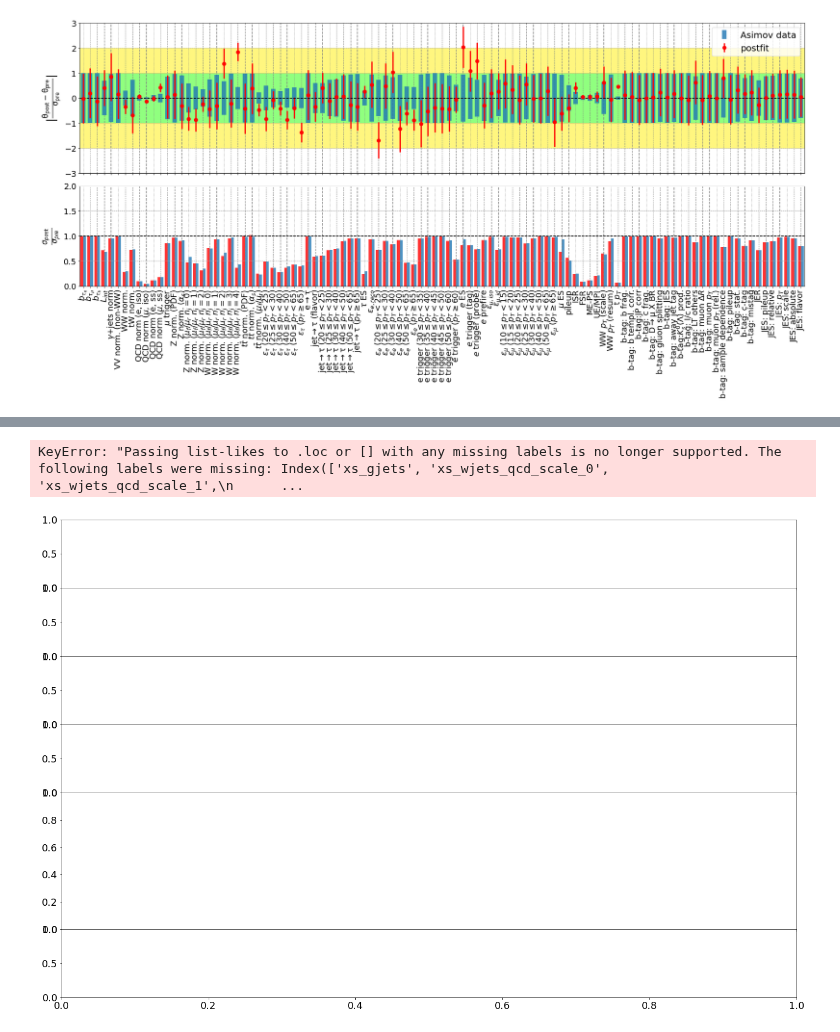
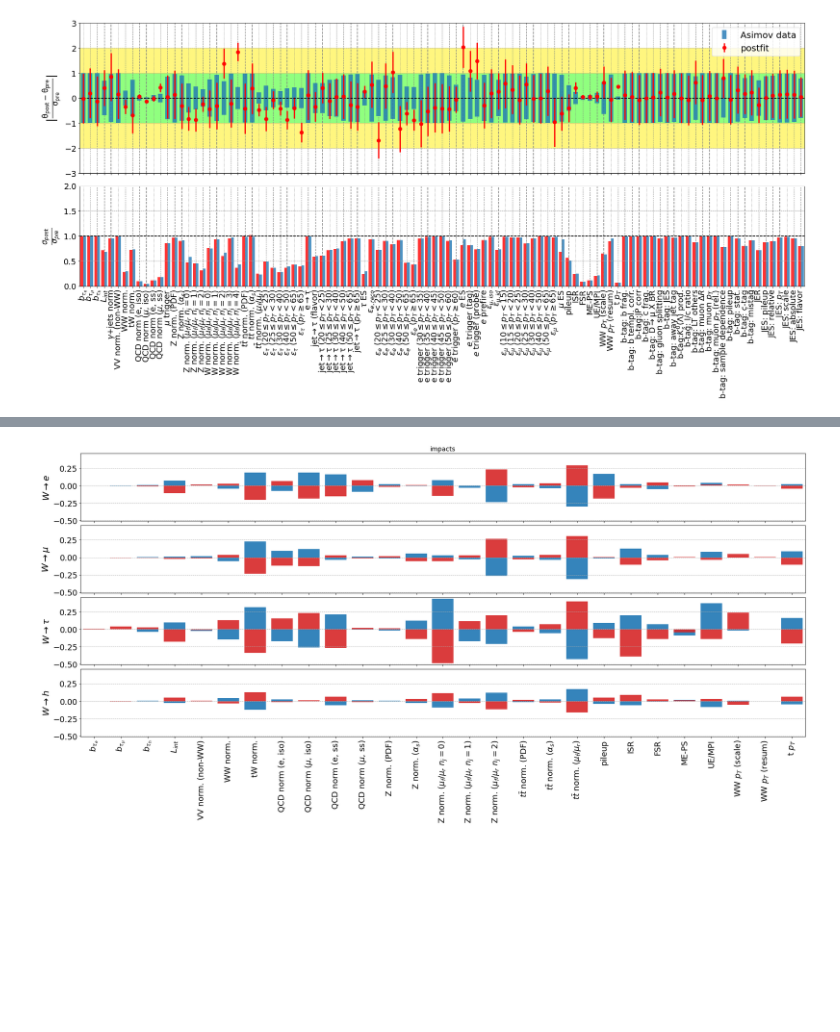
Before and after one commit to NWUHEP/analysis-tools, a Jupyter notebook: notebooks/plot_pulls_impacts.ipynb, the cells around one changed output, grey strips where cells are left out. Cells and saved outputs as stored; diff of their text form; code cells hidden in the pictures; blank space fills up the shorter version.

Commit message:
Implemented 2d ratios for real

```diff
--- a/notebooks/plot_pulls_impacts.ipynb
+++ b/notebooks/plot_pulls_impacts.ipynb
@@ -138,6 +238,11 @@ plt.show()
 # %%
 # pulls for normalization and miscellaneous params
-fig, axes = plt.subplots(6, 1, figsize=(24, 16), facecolor='white', gridspec_kw={'height_ratios':[1, 1, 1, 1, 2, 1]}, sharex=True)
+fig, axes = plt.subplots(4, 1,
+                         figsize=(24, 12),
+                         facecolor='white',
+                         #gridspec_kw={'height_ratios':[1, 1, 1, 1, 2, 1]},
+                         sharex=True
+                        )
 fig.subplots_adjust(hspace=0)
 
 # get masked data for pulls
@@ -148,12 +253,13 @@ params_post = norm_data['val_fit']
 stderr_post = norm_data['err_fit']
 constraints = norm_data['ratio']
 
-pulls = (params_post - params_pre)/stderr_pre
-nparams = len(pulls)
+#pulls = (params_post - params_pre)/stderr_pre
+
+norm_index = [ix for ix in norm_data.index.tolist() if ix in param_impacts.index]
+impacts = param_impacts.loc[norm_index]
+nparams = impacts.shape[0]
 xticks = np.arange(1, nparams+1, 1)
-p_labels = norm_data.label
-
-impacts = param_impacts.loc[list(norm_data.index)]
+p_labels = norm_data.loc[norm_index,'label']
 ymax, ymin = 1.05*np.max(impacts.max()), 1.05*np.min(impacts.min())
 
 #plot impacts
@@ -176,60 +282,59 @@ ax = axes[2]
 ax.bar(xticks, impacts['beta_tau_up'], color = 'C0', alpha = 0.9)
 ax.bar(xticks, impacts['beta_tau_down'], color = 'C3', alpha = 0.9)
 ax.set_ylabel(r'$W\rightarrow \tau$')
 ax.set_ylim(ymin, ymax)
 ax.grid(linestyle='--', axis='y')
 
 ax = axes[3]
 ax.bar(xticks, impacts['beta_h_up'], color = 'C0', alpha = 0.9)
 ax.bar(xticks, impacts['beta_h_down'], color = 'C3', alpha = 0.9)
 ax.set_ylabel(r'$W\rightarrow h$')
 ax.set_ylim(ymin, ymax)
 ax.grid(linestyle='--', axis='y')
 
 
 #ax.set_ylim(-3.5, 3.5)
 #ax.set_xlim(0.5, nparams+0.5)
 #ax.set_ylabel(r'$\rm \frac{\theta_{post} - \theta_{pre}}{\sigma_{pre}}$')
 #ax.set_title('pulls (Asimov dataset)')
 #ax.grid(linestyle='--', axis='y')
 
 # plot pulls
-rerr = stderr_post/stderr_pre
-ax = axes[4]
-ax.errorbar(xticks, pulls, yerr = rerr,
-            fmt = 'ko',
-            ecolor = 'k',
-            capsize = 0.,
-            elinewidth = 2.,
-            alpha = 0.9
-           )
-
-# plot error bands for nominal values
-ax.plot([0, nparams+1], [0, 0], c='C0', linestyle='--')
-ax.fill_between([0, nparams+0.5], [-1, -1], [1, 1], color = 'b', alpha = 0.25 )
-
-ax.set_ylim(-5, 5)
+#rerr = stderr_post/stderr_pre
+#ax = axes[4]
+#ax.errorbar(xticks, pulls, yerr = rerr,
+#            fmt = 'ko',
+#            ecolor = 'k',
+#            capsize = 0.,
+#            elinewidth = 2.,
+#            alpha = 0.9
+#           )
+#
+## plot error bands for nominal values
+#ax.plot([0, nparams+1], [0, 0], c='C0', linestyle='--')
+#ax.fill_between([0, nparams+0.5], [-1, -1], [1, 1], color = 'b', alpha = 0.25 )
+#
+#ax.set_ylim(-5, 5)
 ax.set_xlim(0.5, nparams+0.5)
-ax.set_ylabel(r'$\rm \frac{\theta_{post} - \theta_{pre}}{\sigma_{pre}}$', fontsize=20)
-ax.grid(linestyle='--', axis='y')
-ax.set_title('pulls')
-
-ax = axes[5]
-ax.bar(xticks, constraints)
-ax.plot([0, nparams+1], [1, 1], c='C3', linestyle='--')
-ax.set_ylabel(r'$\frac{\sigma_{post}}{\sigma_{pre}}$', fontsize=20)
+#ax.set_ylabel(r'$\rm \frac{\theta_{post} - \theta_{pre}}{\sigma_{pre}}$', fontsize=20)
+#ax.grid(linestyle='--', axis='y')
+#ax.set_title('pulls')
+#
+#ax = axes[5]
+#ax.bar(xticks, constraints)
+#ax.plot([0, nparams+1], [1, 1], c='C3', linestyle='--')
+#ax.set_ylabel(r'$\frac{\sigma_{post}}{\sigma_{pre}}$', fontsize=20)
 ax.set_xticks(xticks)
 ax.set_xticklabels(p_labels)
-ax.grid(linestyle='--', axis='y')
+#ax.grid(linestyle='--', axis='y')
 
 plt.setp(ax.xaxis.get_majorticklabels(), rotation=90)
 
-plt.tight_layout()
+plt.tight_layout(h_pad=0)
 plt.savefig(f'plots/systematics/asimov_pulls_misc.pdf')
 plt.show()
 # %% [output]
-KeyError: "Passing list-likes to .loc or [] with any missing labels is no longer supported. The following labels were missing: Index(['xs_gjets', 'xs_wjets_qcd_scale_0', 'xs_wjets_qcd_scale_1',\n      ...
-[figure, old version]
+[figure, new version]
 # %%
 # pulls for non-tau lepton reconstruction
 fig, axes = plt.subplots(6, 1, figsize=(24, 16), facecolor='white', gridspec_kw={'height_ratios':[1, 1, 1, 1, 2, 1]}, sharex=True)
```
Also changed, not shown: parts of 2 cells of this notebook, 3 other files.
